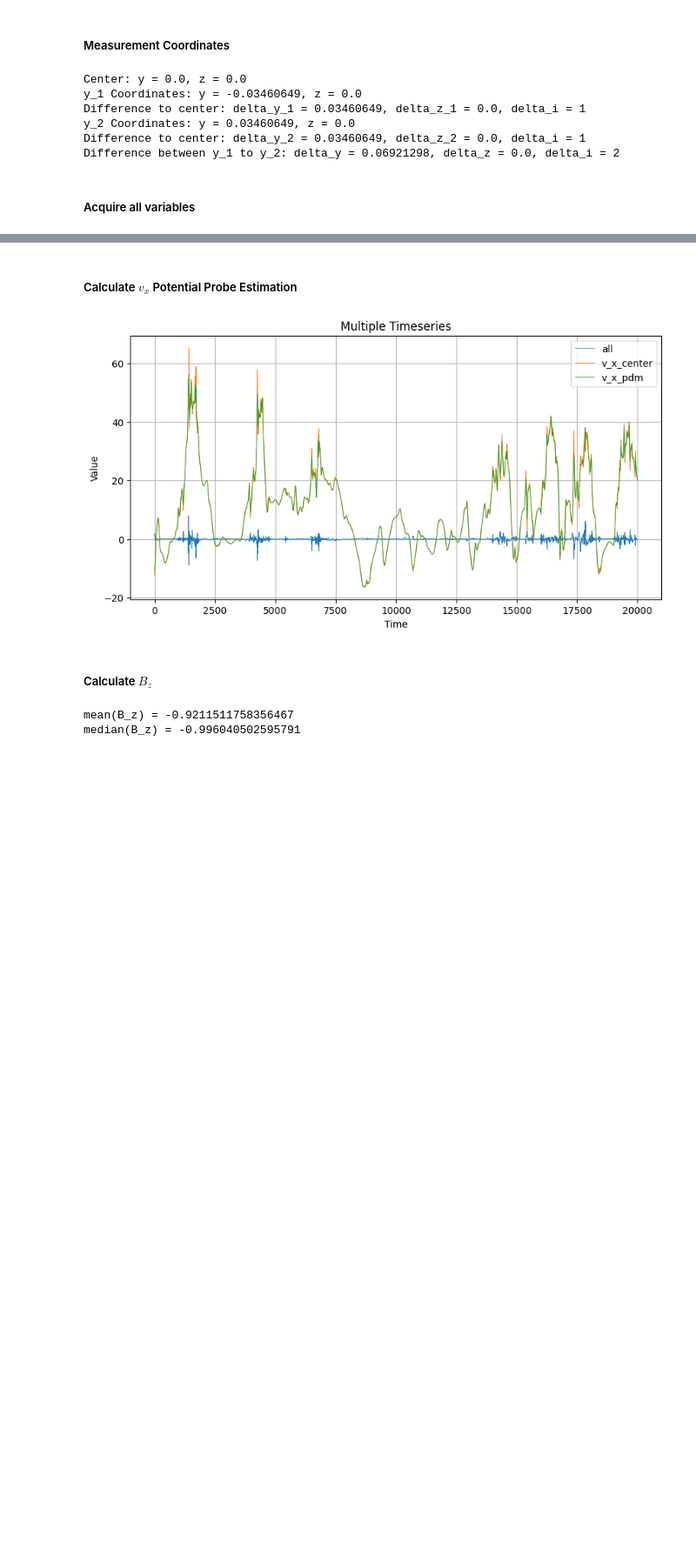
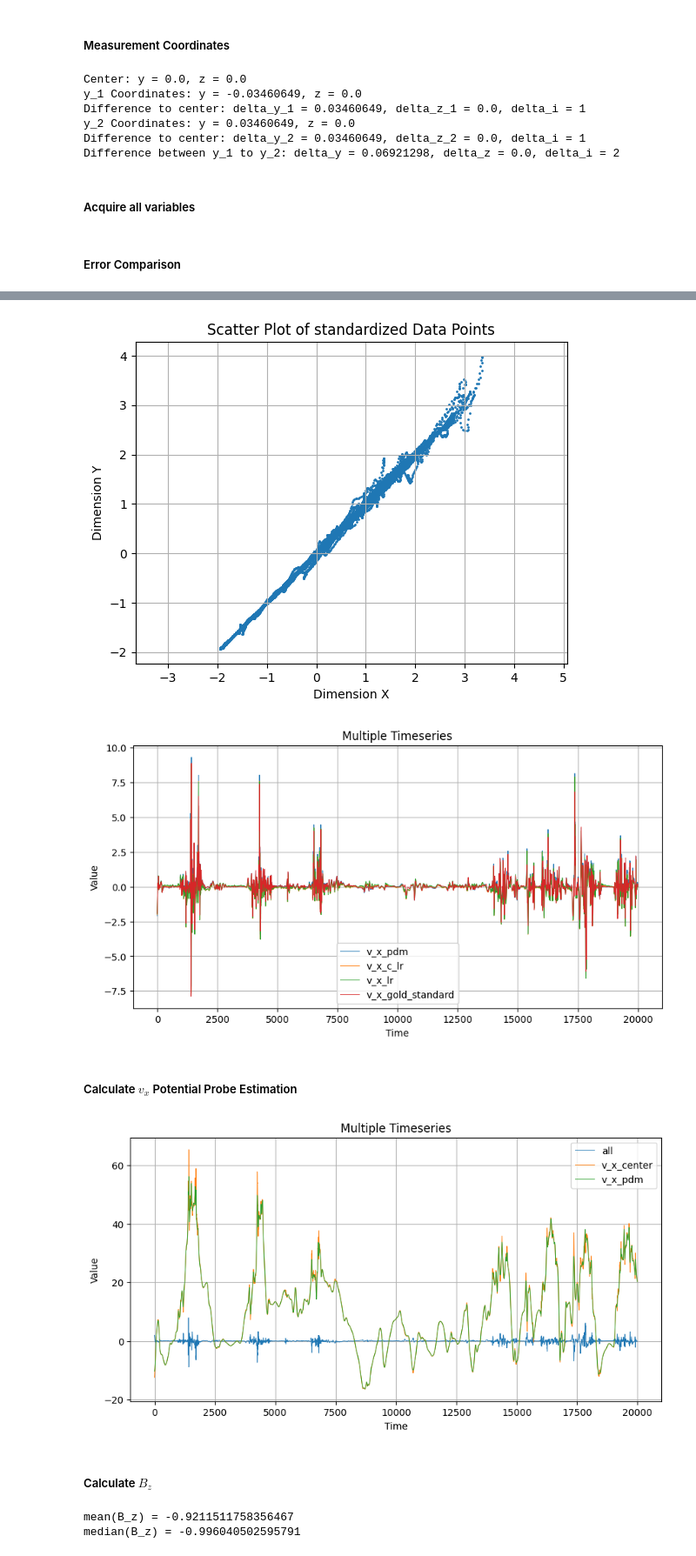
Before and after one commit to MichaelSkowronek/potential_probe_velocity_measuring, a Jupyter notebook: notebooks/measurement_x15_y0_z0_ha1000.ipynb, the cells around one changed output, grey strips where cells are left out. Shown: that part at 87% size. Drawn from its saved outputs; the diff is of its cells as text; code cells hidden in the pictures; blank space fills up the shorter version.

```diff
--- a/notebooks/measurement_x15_y0_z0_ha1000.ipynb
+++ b/notebooks/measurement_x15_y0_z0_ha1000.ipynb
@@ -194,3 +197,77 @@ j_y_center = extract_time_series_values(
 
 delta_phi = phi_y_2 - phi_y_1
 partial_phi = delta_phi / delta_y
+# %% [markdown]
+##### Error Comparison
+# %%
+sigma = -1
+B_z = -1
+
+# with known j, we can not get better than this
+v_x_gold_standard = (partial_phi - (j_y_center / sigma)) / B_z
+print(f"mse(gold) = {mean_squared_error(v_x_center, v_x_gold_standard)}")
+print()
+
+# ignoring current j
+v_x_pdm = partial_phi /B_z  # pdm = potential difference method
+print(f"mse(pdm) = {mean_squared_error(v_x_center, v_x_pdm)}")
+print()
+
+# pdm with c (= LR without bias)
+model = LinearRegression(fit_intercept=False)
+model.fit(
+    X = v_x_pdm.reshape((-1, 1)),
+    y = v_x_center.reshape((-1, 1)),
+    )
+a = model.coef_[0, 0]
+c_lr =  1 / a
+v_x_c_lr = v_x_pdm / c_lr
+print(f"mse(c_lr) = {mean_squared_error(v_x_center, v_x_c_lr)}")
+print()
+
+# LR
+model = LinearRegression()
+model.fit(
+    X = v_x_pdm.reshape((-1, 1)),
+    y = v_x_center.reshape((-1, 1)),
+    )
+v_x_lr = model.predict(v_x_pdm.reshape((-1, 1))).squeeze()
+print(f"mse(c_lr) = {mean_squared_error(v_x_center, v_x_lr)}")
+print()
+
+# Covariance
+v_x_pdm_norm = (v_x_pdm - np.mean(v_x_pdm)) / np.std(v_x_pdm)
+v_x_center_norm = (v_x_center - np.mean(v_x_center)) / np.std(v_x_center)
+_data = np.vstack((v_x_pdm_norm, v_x_center_norm))
+covariance_matrix = np.cov(_data)
+print("covariance_matrix:")
+print(covariance_matrix)
+# Plotting the data points
+plt.scatter(
+    v_x_pdm_norm,
+    v_x_center_norm,
+    s=1,
+    )
+plt.title('Scatter Plot of standardized Data Points')
+plt.xlabel('Dimension X')
+plt.ylabel('Dimension Y')
+plt.grid(True)
+plt.axis('equal')  # Equal scaling for both axes
+plt.show()
+
+plot_timeseries(
+    [
+        v_x_center - v_x_pdm,
+        v_x_center - v_x_c_lr,
+        v_x_center - v_x_lr,
+        v_x_center - v_x_gold_standard,
+        ],
+    labels=[
+        "v_x_pdm",
+        "v_x_c_lr",
+        "v_x_lr",
+        "v_x_gold_standard",
+        ],
+    linewidth=0.7,
+    )
+# %% [output]
@@ -197,3 +285,5 @@ partial_phi = delta_phi / delta_y
+[figure, added]
+[figure, added]
 # %% [markdown]
 ##### Calculate $v_x$ Potential Probe Estimation
 # %%
```
Also changed, not shown: parts of 2 cells of this notebook, 1 other file.
